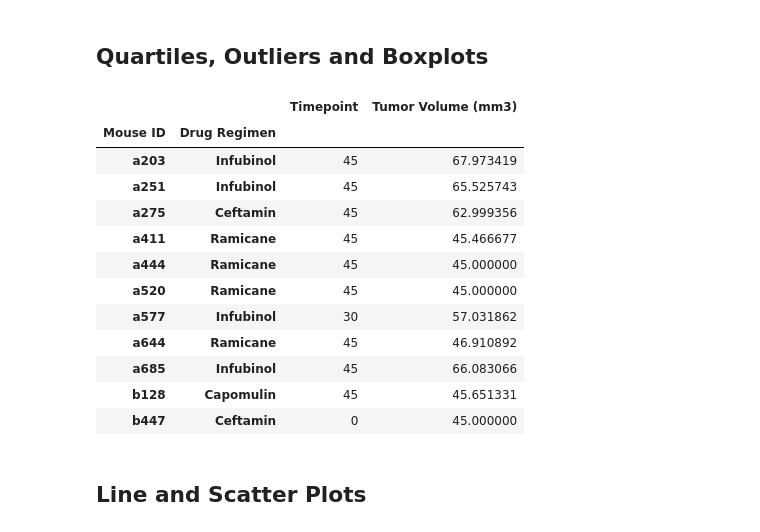
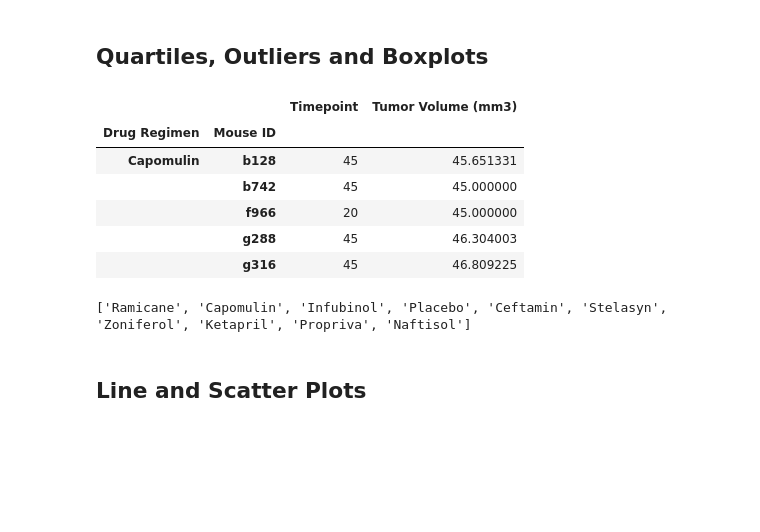
Before and after one commit to jforbis/matplotlib-pymaceuticals, a Jupyter notebook: pymaceuticals_JF.ipynb, the cells around one changed output. Drawn from its saved outputs; the diff is of its cells as text; code cells hidden in the pictures; blank space fills up the shorter version.

Commit message:
save point: created list for treatments and tumor sizes

```diff
--- a/pymaceuticals_JF.ipynb
+++ b/pymaceuticals_JF.ipynb
@@ -186,35 +186,35 @@ plt.show()
 # %%
 # Calculate the final tumor volume of each mouse across four of the treatment regimens:
 # Capomulin, Ramicane, Infubinol, and Ceftamin
 # Start by getting the last (greatest) timepoint for each mouse
+
 filt_clean_df = clean_df[(clean_df["Drug Regimen"] == "Capomulin")|
                          (clean_df["Drug Regimen"] == "Ramicane") |
                          (clean_df["Drug Regimen"] == "Infubinol") |
                          (clean_df["Drug Regimen"] == "Ceftamin") ]
-filt_clean_df = filt_clean_df[["Mouse ID", "Drug Regimen", "Timepoint","Tumor Volume (mm3)"]].groupby(["Mouse ID", "Drug Regimen"]).max()
-filt_clean_df.head(11)
+filt_clean_df = filt_clean_df[["Mouse ID", "Drug Regimen", "Timepoint", "Tumor Volume (mm3)"]].groupby(["Drug Regimen", "Mouse ID"]).max()
+filt_clean_df.head()
 
 # Merge this group df with the original dataframe to get the tumor volume at the last timepoint
+# final_merge_df = pd.merge(clean_df, filt_clean_df, on="Timepoint")
+# final_merge_df.head(15)
 # %% [output]
 |  |  | Timepoint | Tumor Volume (mm3) |
-| Mouse ID | Drug Regimen |  |  |
-| a203 | Infubinol | 45 | 67.973419 |
-| a251 | Infubinol | 45 | 65.525743 |
-| a275 | Ceftamin | 45 | 62.999356 |
-| a411 | Ramicane | 45 | 45.466677 |
-| a444 | Ramicane | 45 | 45.000000 |
-| a520 | Ramicane | 45 | 45.000000 |
-| a577 | Infubinol | 30 | 57.031862 |
-| a644 | Ramicane | 45 | 46.910892 |
-| a685 | Infubinol | 45 | 66.083066 |
-| b128 | Capomulin | 45 | 45.651331 |
-| b447 | Ceftamin | 0 | 45.000000 |
+| Drug Regimen | Mouse ID |  |  |
+| Capomulin | b128 | 45 | 45.651331 |
+|  | b742 | 45 | 45.000000 |
+|  | f966 | 20 | 45.000000 |
+|  | g288 | 45 | 46.304003 |
+|  | g316 | 45 | 46.809225 |
 # %%
 # Put treatments into a list for for loop (and later for plot labels)
+treatments = []
+for treatment in clean_df["Drug Regimen"].unique():
+    treatments.append(treatment)
 
-
+print(treatments)
 # Create empty list to fill with tumor vol data (for plotting)
-
+tumor_sizes = []
 
 # Calculate the IQR and quantitatively determine if there are any potential outliers.
 
@@ -226,6 +226,8 @@ filt_clean_df.head(11)
 
 
     # Determine outliers using upper and lower bounds
+# %% [output]
+['Ramicane', 'Capomulin', 'Infubinol', 'Placebo', 'Ceftamin', 'Stelasyn', 'Zoniferol', 'Ketapril', 'Propriva', 'Naftisol']
 # %%
 # Generate a box plot of the final tumor volume of each mouse across four regimens of interest
 # %% [markdown]
```
Also changed, not shown: 1 other file.
